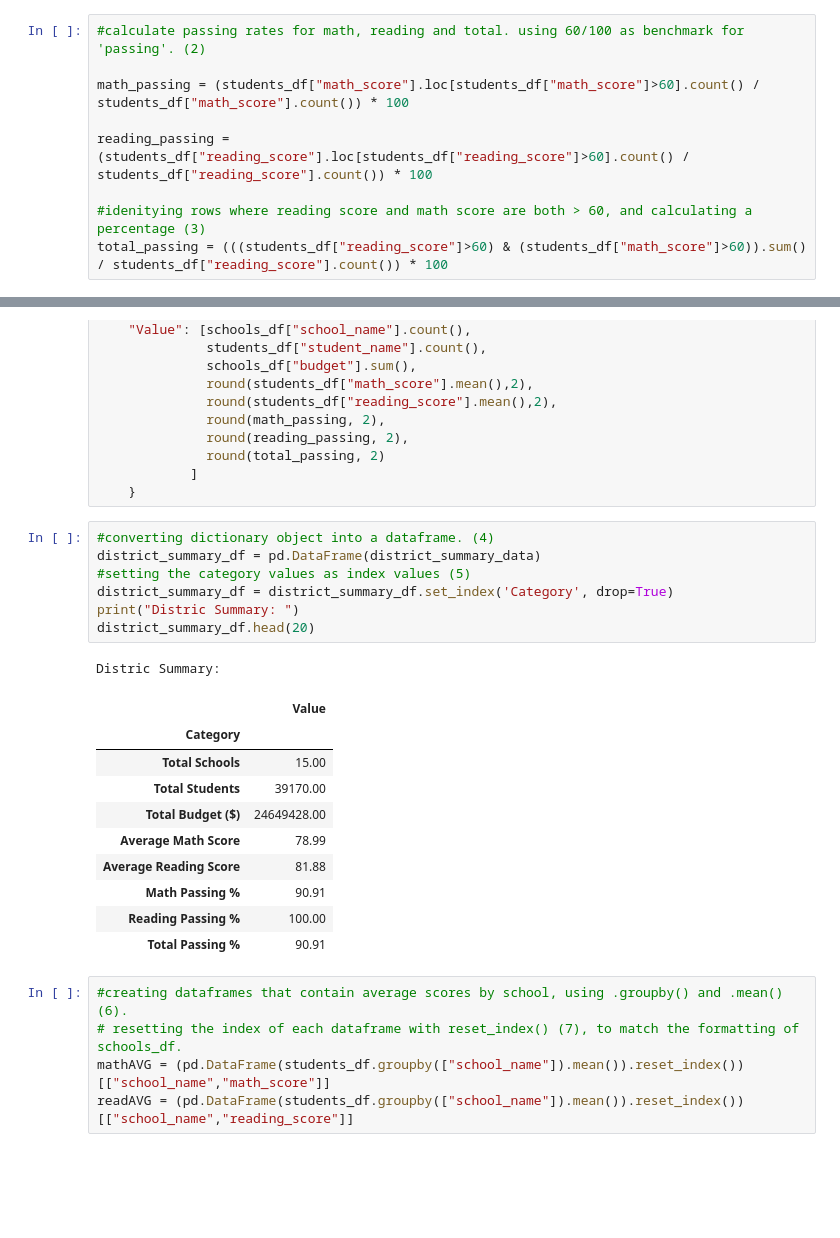
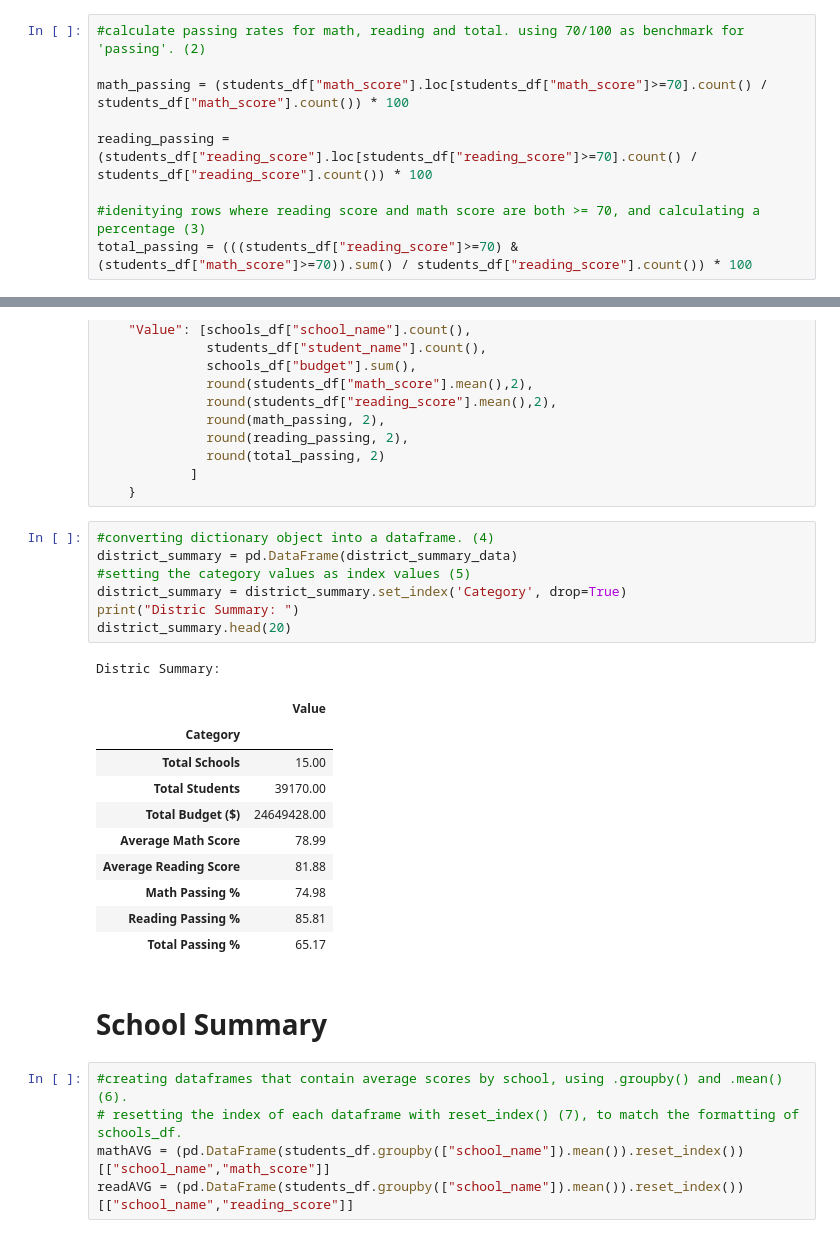
Before and after one commit to linderkm/pandas-challenge, a Jupyter notebook: PyCitySchools/analysis.ipynb, the cells around one changed output, grey strips where cells are left out. Drawn from its saved outputs; the diff is of its cells as text; blank space fills up the shorter version.

```diff
--- a/PyCitySchools/analysis.ipynb
+++ b/PyCitySchools/analysis.ipynb
@@ -11,12 +13,12 @@ schools_df = schools_df.sort_values(by='school_name').reset_index()
 # %%
-#calculate passing rates for math, reading and total. using 60/100 as benchmark for 'passing'. (2)
+#calculate passing rates for math, reading and total. using 70/100 as benchmark for 'passing'. (2)
 
-math_passing = (students_df["math_score"].loc[students_df["math_score"]>60].count() / students_df["math_score"].count()) * 100
+math_passing = (students_df["math_score"].loc[students_df["math_score"]>=70].count() / students_df["math_score"].count()) * 100
 
-reading_passing = (students_df["reading_score"].loc[students_df["reading_score"]>60].count() / students_df["reading_score"].count()) * 100
+reading_passing = (students_df["reading_score"].loc[students_df["reading_score"]>=70].count() / students_df["reading_score"].count()) * 100
 
-#idenitying rows where reading score and math score are both > 60, and calculating a percentage (3)
-total_passing = (((students_df["reading_score"]>60) & (students_df["math_score"]>60)).sum() / students_df["reading_score"].count()) * 100
+#idenitying rows where reading score and math score are both >= 70, and calculating a percentage (3)
+total_passing = (((students_df["reading_score"]>=70) & (students_df["math_score"]>=70)).sum() / students_df["reading_score"].count()) * 100
 # %%
 #storing all target values and categories in a dictionary.
 district_summary_data = {
@@ -41,23 +43,25 @@ district_summary_data = {
     }
 # %%
 #converting dictionary object into a dataframe. (4)
-district_summary_df = pd.DataFrame(district_summary_data)
+district_summary = pd.DataFrame(district_summary_data)
 #setting the category values as index values (5)
-district_summary_df = district_summary_df.set_index('Category', drop=True)
+district_summary = district_summary.set_index('Category', drop=True)
 print("Distric Summary: ")
-district_summary_df.head(20)
+district_summary.head(20)
 # %% [output]
 Distric Summary:
 |  | Value |
 | Category |  |
 | Total Schools | 15.00 |
 | Total Students | 39170.00 |
 | Total Budget ($) | 24649428.00 |
 | Average Math Score | 78.99 |
 | Average Reading Score | 81.88 |
-| Math Passing % | 90.91 |
-| Reading Passing % | 100.00 |
-| Total Passing % | 90.91 |
+| Math Passing % | 74.98 |
+| Reading Passing % | 85.81 |
+| Total Passing % | 65.17 |
+# %% [markdown]
+# School Summary
 # %%
 #creating dataframes that contain average scores by school, using .groupby() and .mean() (6).
 # resetting the index of each dataframe with reset_index() (7), to match the formatting of schools_df.
```
Also changed, not shown: parts of 18 cells of this notebook.
